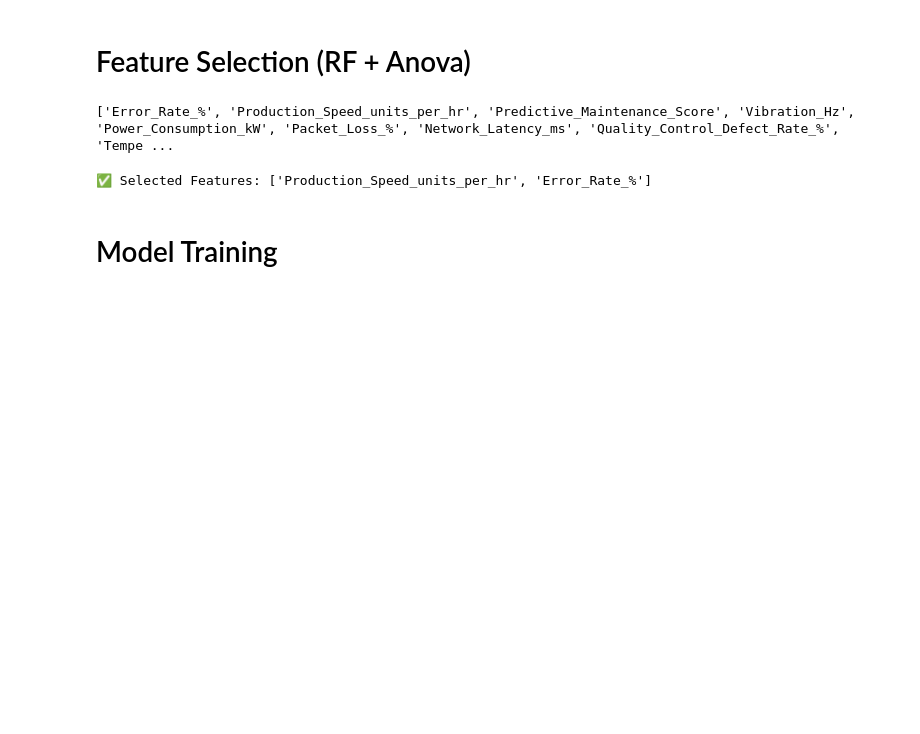
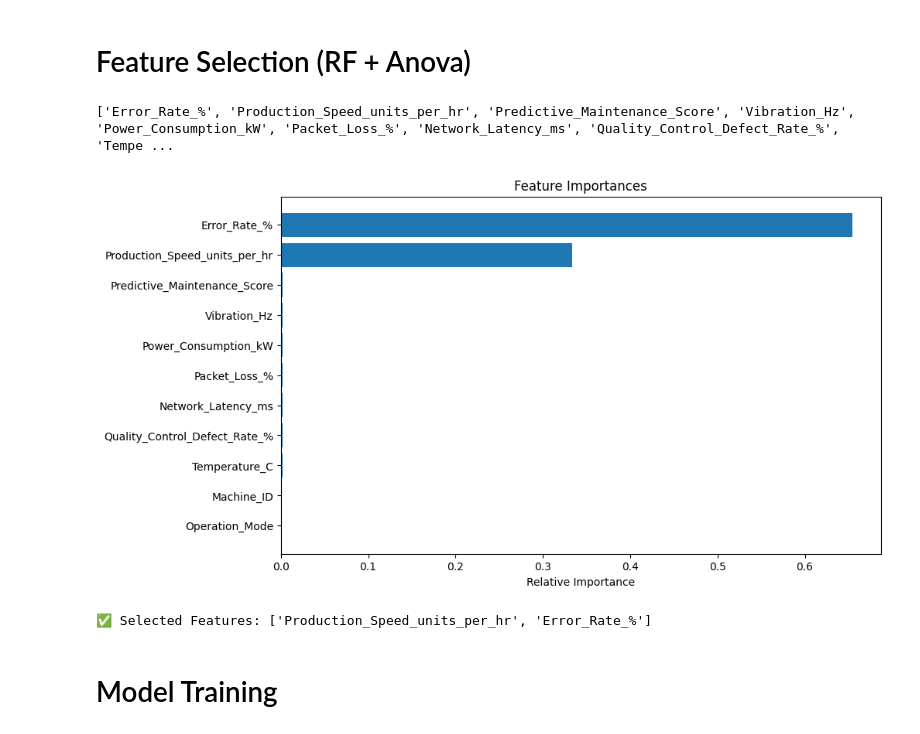
Before and after one commit to mrvktech/smart--machine, a Jupyter notebook: notebook.ipynb, the cells around one changed output. Saved outputs shown, nothing was run; the diff lists cells and outputs as text; code cells hidden in the pictures; blank space fills up the shorter version.

```diff
--- a/notebook.ipynb
+++ b/notebook.ipynb
@@ -68,6 +68,21 @@ important_features = importances.head(top_n).index.tolist()
 print(important_features)
 # %% [output]
 ['Error_Rate_%', 'Production_Speed_units_per_hr', 'Predictive_Maintenance_Score', 'Vibration_Hz', 'Power_Consumption_kW', 'Packet_Loss_%', 'Network_Latency_ms', 'Quality_Control_Defect_Rate_%', 'Tempe ...
+# %%
+import matplotlib.pyplot as plt
+
+importances = rf.feature_importances_
+features = X.columns
+indices = np.argsort(importances)
+
+plt.figure(figsize=(10, 6))
+plt.title('Feature Importances')
+plt.barh(range(len(indices)), importances[indices], align='center')
+plt.yticks(range(len(indices)), [features[i] for i in indices])
+plt.xlabel('Relative Importance')
+plt.show()
+# %% [output]
+[figure, added]
 # %%
 # Anova Test
 
```
